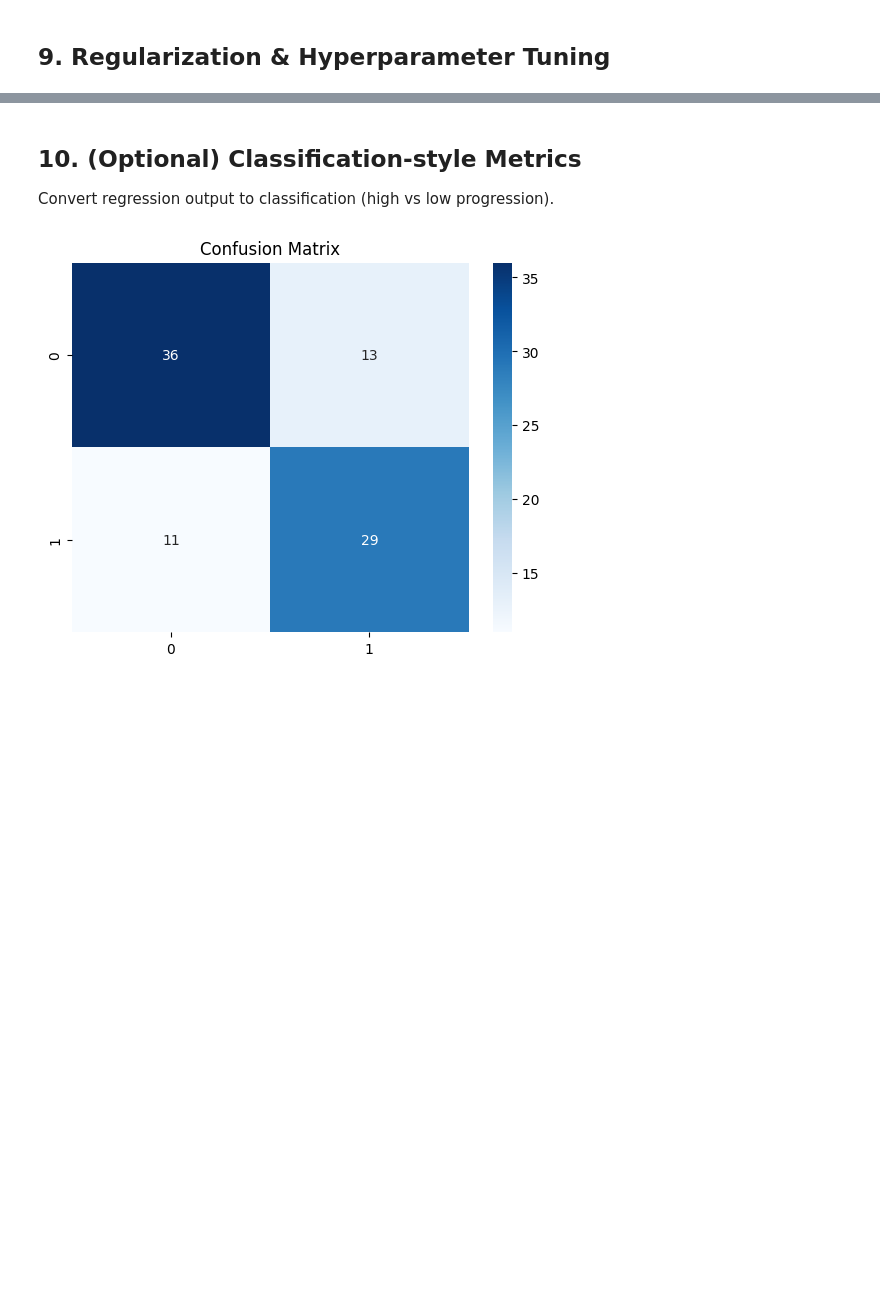
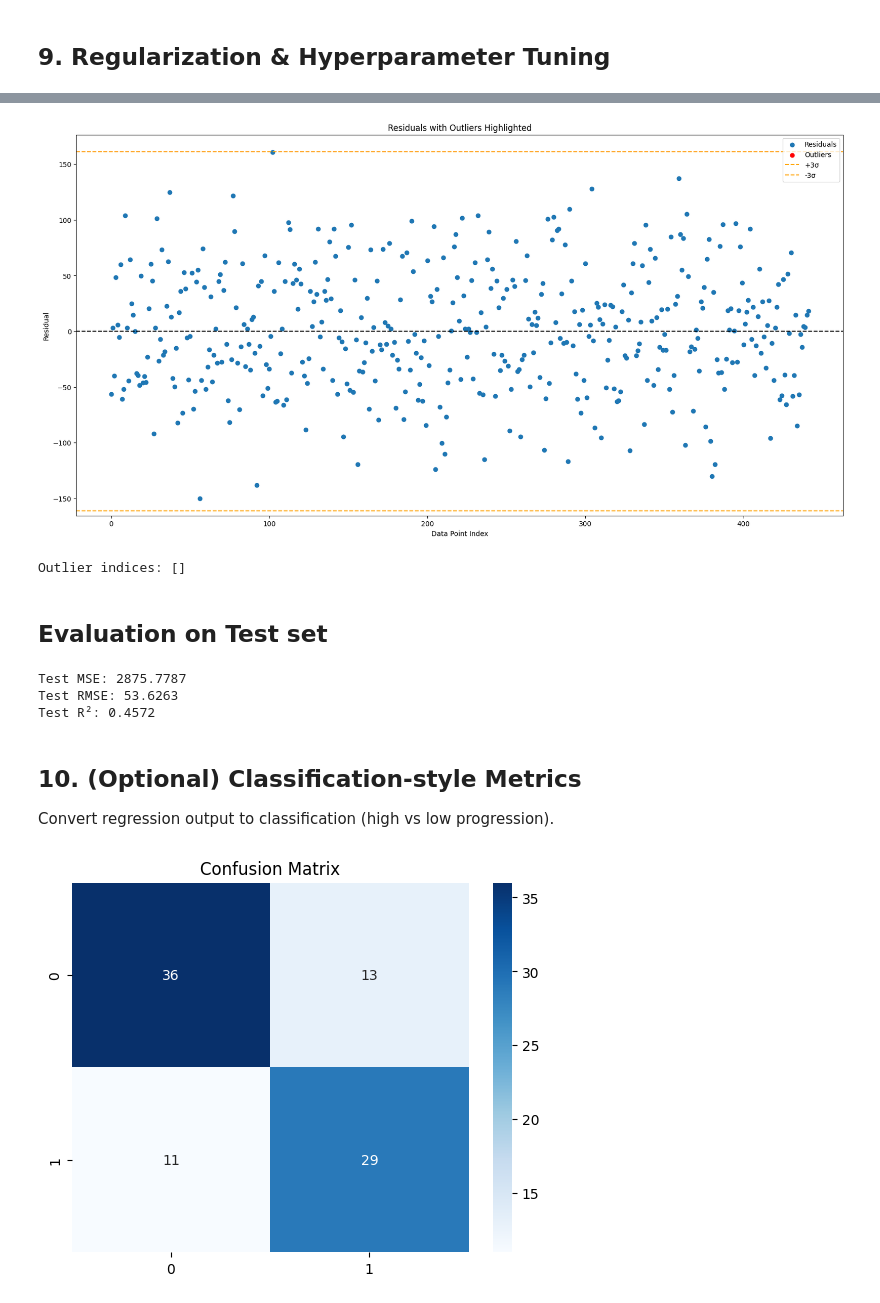
Before and after one commit to anika0273/ML_BoilerPlates, a Jupyter notebook: Linear_Regression.ipynb, the cells around one changed output, grey strips where cells are left out. Cells and saved outputs as stored; diff of their text form; code cells hidden in the pictures; blank space fills up the shorter version.

```diff
--- a/Linear_Regression.ipynb
+++ b/Linear_Regression.ipynb
@@ -220,3 +544,48 @@ Best Lasso alpha: {'alpha': 1}
+# %%
+# Predictions and residuals
+y_pred = best_ridge_pipeline.predict(X)
+residuals = y - y_pred
+
+# Calculate threshold: 3 standard deviations
+threshold = 3 * np.std(residuals)
+outliers = np.where(np.abs(residuals) > threshold)[0]
+
+# Plot residuals, color outliers in red
+plt.figure(figsize=(20, 10))
+plt.scatter(range(len(residuals)), residuals, label='Residuals')
+plt.scatter(outliers, residuals[outliers], color='red', label='Outliers')
+plt.axhline(0, color='black', linestyle='--')
+plt.axhline(threshold, color='orange', linestyle='--', label='+3σ')
+plt.axhline(-threshold, color='orange', linestyle='--', label='-3σ')
+plt.xlabel("Data Point Index")
+plt.ylabel("Residual")
+plt.title("Residuals with Outliers Highlighted")
+plt.legend()
+plt.show()
+
+# Print which indexes are outliers for inspection
+print("Outlier indices:", outliers)
+# %% [output]
+[figure, added]
+Outlier indices: []
+# %% [markdown]
+## Evaluation on Test set
+# %%
+# Predict on test set
+y_test_pred = best_ridge_pipeline.predict(X_test)
+
+# Calculate metrics
+mse = mean_squared_error(y_test, y_test_pred)
+rmse = np.sqrt(mse)
+r2 = r2_score(y_test, y_test_pred)
+
+print(f"Test MSE: {mse:.4f}")
+print(f"Test RMSE: {rmse:.4f}")
+print(f"Test R²: {r2:.4f}")
+# %% [output]
+Test MSE: 2875.7787
+Test RMSE: 53.6263
+Test R²: 0.4572
 # %% [markdown]
 ## 10. (Optional) Classification-style Metrics
 
```
Also changed, not shown: parts of 29 cells of this notebook, 2 other files.
